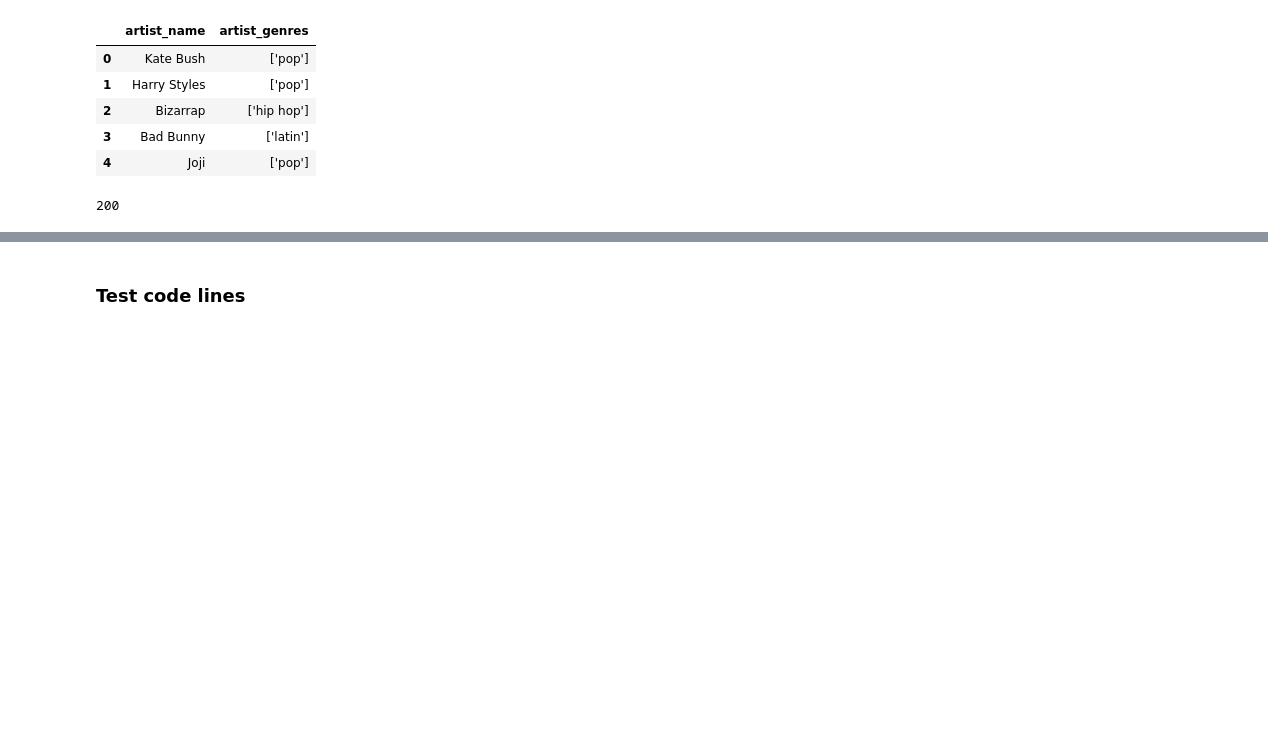
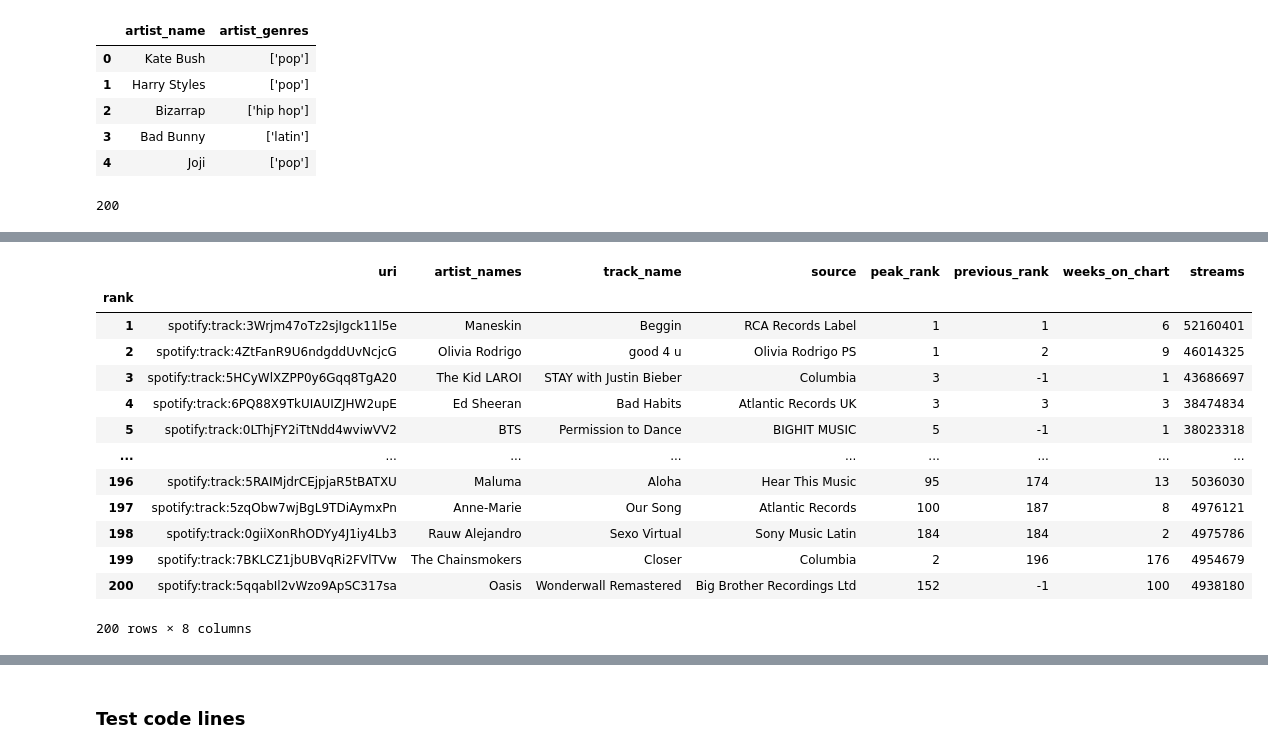
Before and after one commit to Azykan/Final-Project, a Jupyter notebook: source_code.ipynb, the cells around one changed output, grey strips where cells are left out. Drawn from its saved outputs; the diff is of its cells as text; code cells hidden in the pictures; blank space fills up the shorter version.

```diff
--- a/source_code.ipynb
+++ b/source_code.ipynb
@@ -362,0 +376,8 @@ artist_df.to_sql('artist_genres', con = engine, schema="public", if_exists="repl
+# %%
+spotify_file = 'C:\\Users\\Blaine\\Documents\\College\\Bootcamp\\20) Final-Project\\Resources\\regional-global-weekly-2021-07-15.csv'
+# %%
+spotify_metadata = pd.read_csv(spotify_file, low_memory=False)
+# %%
+# Data is already clean
+spotify_df = pd.DataFrame(spotify_metadata)
+spotify_df.head()
@@ -362,0 +391,19 @@ artist_df.to_sql('artist_genres', con = engine, schema="public", if_exists="repl
+# %%
+# Setting the index
+sp_df = spotify_df.set_index('rank')
+sp_df
+# %% [output]
+|  | uri | artist_names | track_name | source | peak_rank | previous_rank | weeks_on_chart | streams |
+| rank |  |  |  |  |  |  |  |  |
+| 1 | spotify:track:3Wrjm47oTz2sjIgck11l5e | Maneskin | Beggin | RCA Records Label | 1 | 1 | 6 | 52160401 |
+| 2 | spotify:track:4ZtFanR9U6ndgddUvNcjcG | Olivia Rodrigo | good 4 u | Olivia Rodrigo PS | 1 | 2 | 9 | 46014325 |
+| 3 | spotify:track:5HCyWlXZPP0y6Gqq8TgA20 | The Kid LAROI | STAY with Justin Bieber | Columbia | 3 | -1 | 1 | 43686697 |
+| 4 | spotify:track:6PQ88X9TkUIAUIZJHW2upE | Ed Sheeran | Bad Habits | Atlantic Records UK | 3 | 3 | 3 | 38474834 |
+| 5 | spotify:track:0LThjFY2iTtNdd4wviwVV2 | BTS | Permission to Dance | BIGHIT MUSIC | 5 | -1 | 1 | 38023318 |
+| ... | ... | ... | ... | ... | ... | ... | ... | ... |
+| 196 | spotify:track:5RAIMjdrCEjpjaR5tBATXU | Maluma | Aloha | Hear This Music | 95 | 174 | 13 | 5036030 |
+| 197 | spotify:track:5zqObw7wjBgL9TDiAymxPn | Anne-Marie | Our Song | Atlantic Records | 100 | 187 | 8 | 4976121 |
+| 198 | spotify:track:0giiXonRhODYy4J1iy4Lb3 | Rauw Alejandro | Sexo Virtual | Sony Music Latin | 184 | 184 | 2 | 4975786 |
+| 199 | spotify:track:7BKLCZ1jbUBVqRi2FVlTVw | The Chainsmokers | Closer | Columbia | 2 | 196 | 176 | 4954679 |
+| 200 | spotify:track:5qqabIl2vWzo9ApSC317sa | Oasis | Wonderwall Remastered | Big Brother Recordings Ltd | 152 | -1 | 100 | 4938180 |
+200 rows × 8 columns
```
Also changed, not shown: parts of 52 cells of this notebook, 3 other files.
